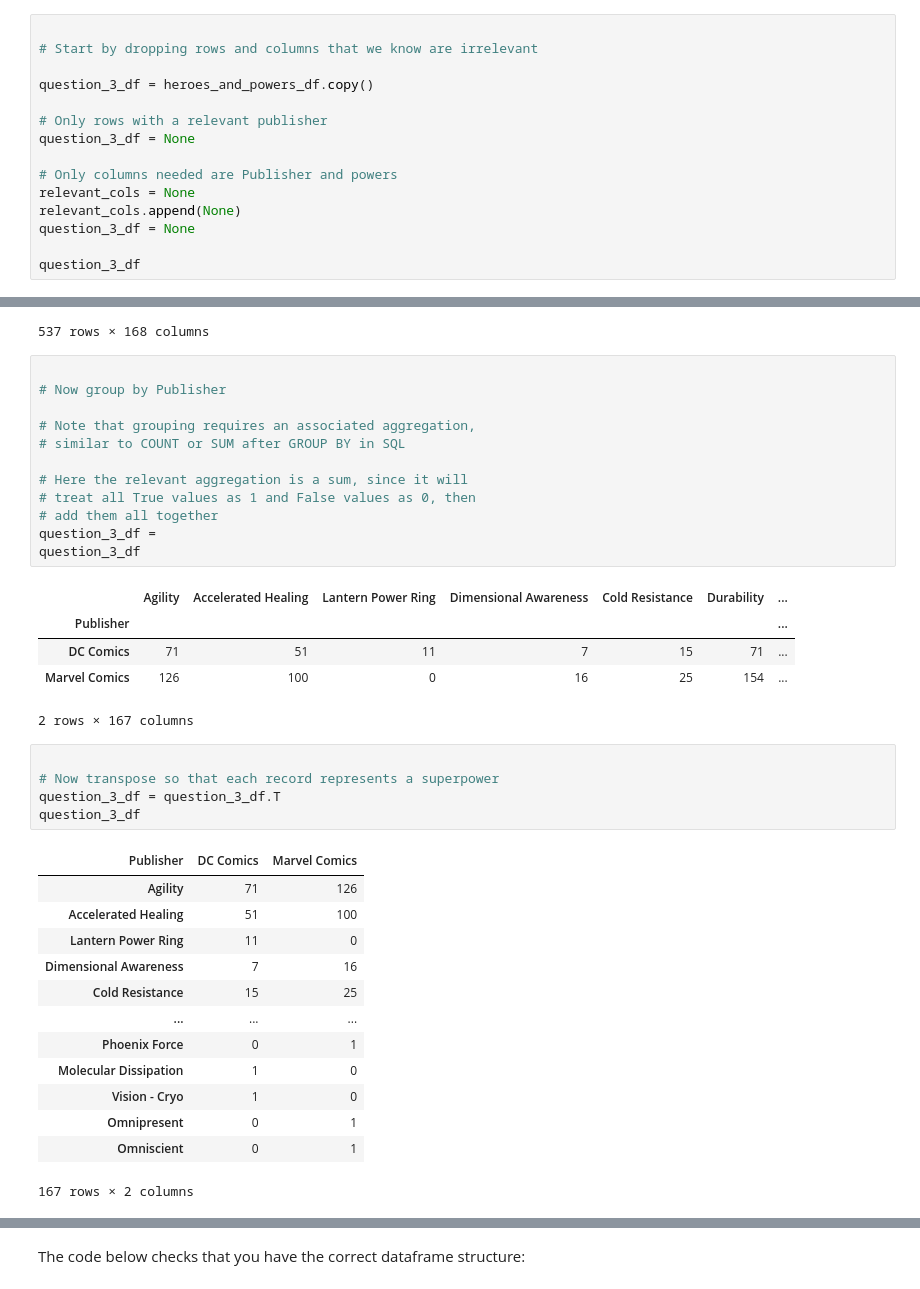
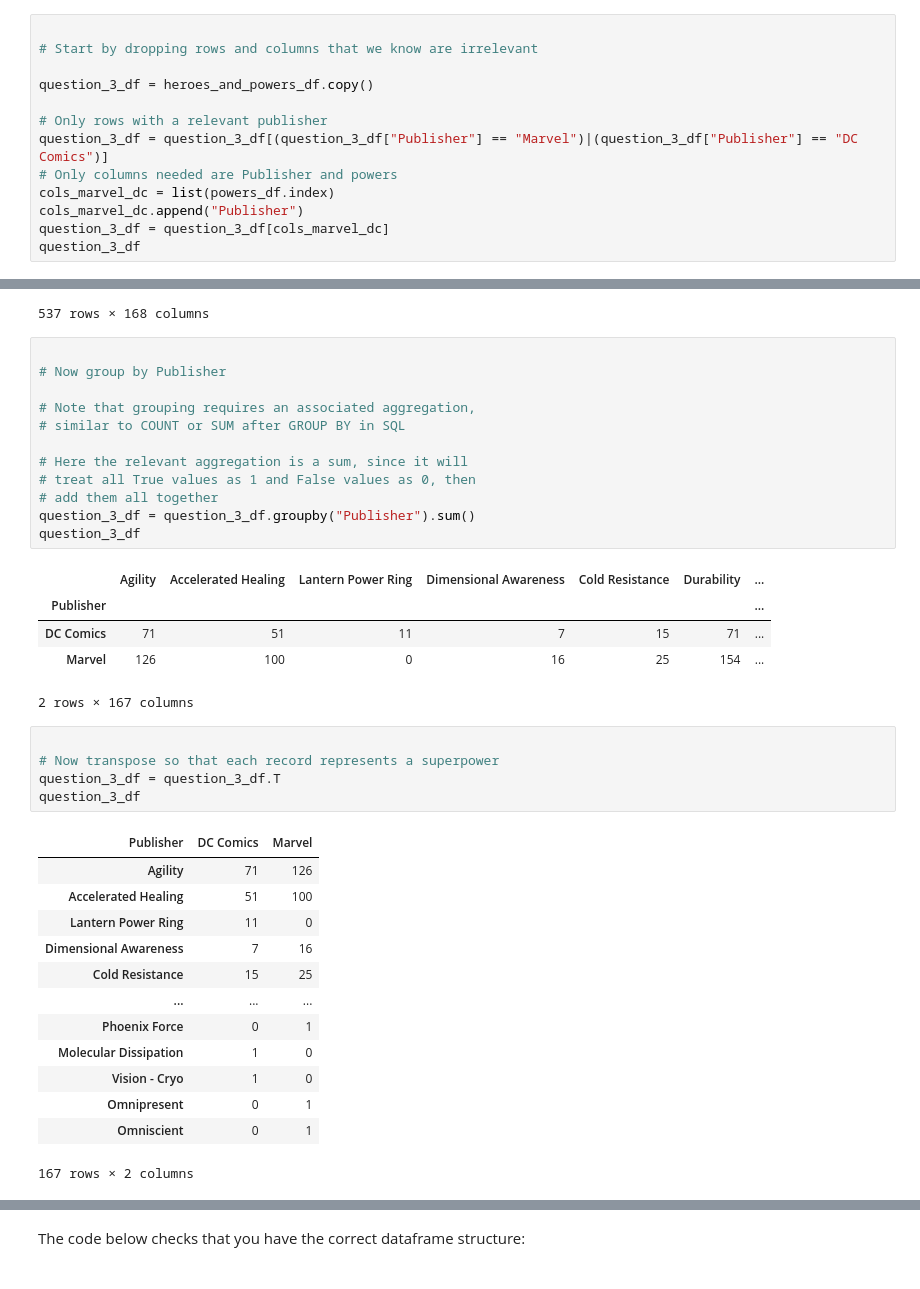
Before and after one commit to BernMartinez/dsc-ent-deloitte-paired-programming, a Jupyter notebook: Week_2/2.2-pandas.ipynb, the cells around one changed output, grey strips where cells are left out. Saved outputs shown, nothing was run; the diff lists cells and outputs as text.

```diff
--- a/Week_2/2.2-pandas.ipynb
+++ b/Week_2/2.2-pandas.ipynb
@@ -728,13 +728,11 @@ Don't worry if the rows or columns are in a different order, all that matters is
 question_3_df = heroes_and_powers_df.copy()
 
 # Only rows with a relevant publisher
-question_3_df = None
-
+question_3_df = question_3_df[(question_3_df["Publisher"] == "Marvel")|(question_3_df["Publisher"] == "DC Comics")]
 # Only columns needed are Publisher and powers
-relevant_cols = None
-relevant_cols.append(None)
-question_3_df = None
-
+cols_marvel_dc = list(powers_df.index)
+cols_marvel_dc.append("Publisher")
+question_3_df = question_3_df[cols_marvel_dc]
 question_3_df
 # %% [output]
 |  | Agility | Accelerated Healing | Lantern Power Ring | Dimensional Awareness | Cold Resistance | Durability | ... |
@@ -753,20 +751,20 @@ question_3_df
 # %%
 
 # Now group by Publisher
 
 # Note that grouping requires an associated aggregation,
 # similar to COUNT or SUM after GROUP BY in SQL
 
 # Here the relevant aggregation is a sum, since it will
 # treat all True values as 1 and False values as 0, then
 # add them all together
-question_3_df =
+question_3_df = question_3_df.groupby("Publisher").sum()
 question_3_df
 # %% [output]
 |  | Agility | Accelerated Healing | Lantern Power Ring | Dimensional Awareness | Cold Resistance | Durability | ... |
 | Publisher |  |  |  |  |  |  | ... |
 | DC Comics | 71 | 51 | 11 | 7 | 15 | 71 | ... |
-| Marvel Comics | 126 | 100 | 0 | 16 | 25 | 154 | ... |
+| Marvel | 126 | 100 | 0 | 16 | 25 | 154 | ... |
 2 rows × 167 columns
 # %%
 
@@ -774,7 +772,7 @@ question_3_df
 question_3_df = question_3_df.T
 question_3_df
 # %% [output]
-| Publisher | DC Comics | Marvel Comics |
+| Publisher | DC Comics | Marvel |
 | Agility | 71 | 126 |
 | Accelerated Healing | 51 | 100 |
 | Lantern Power Ring | 11 | 0 |
```
Also changed, not shown: parts of 5 cells of this notebook.
